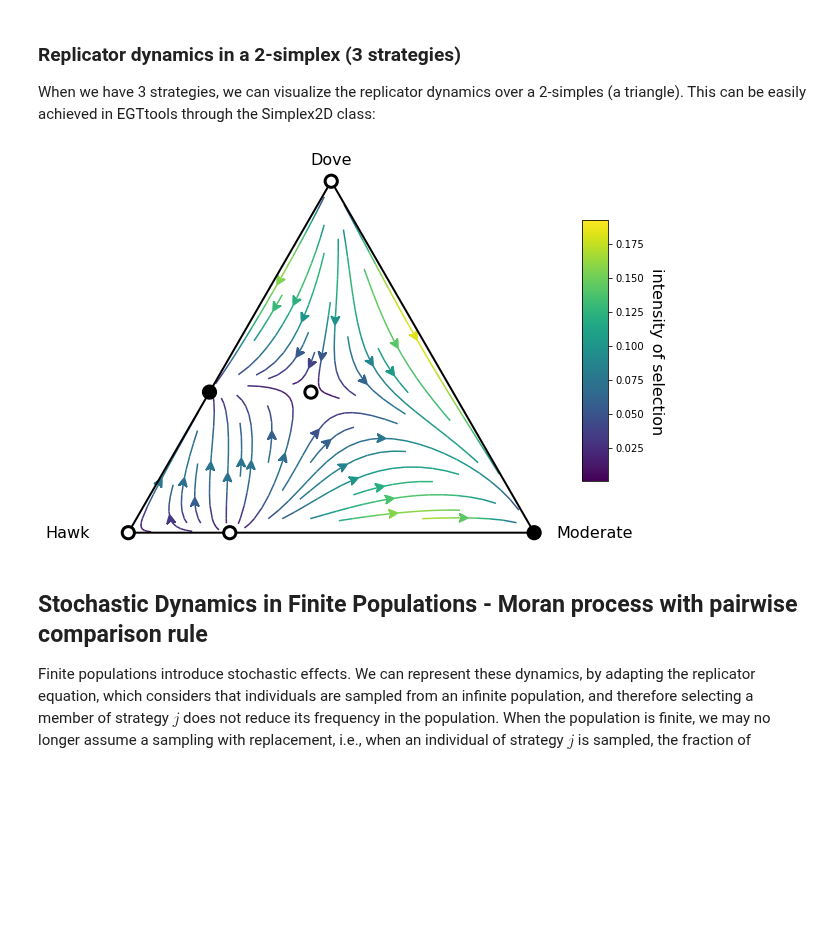
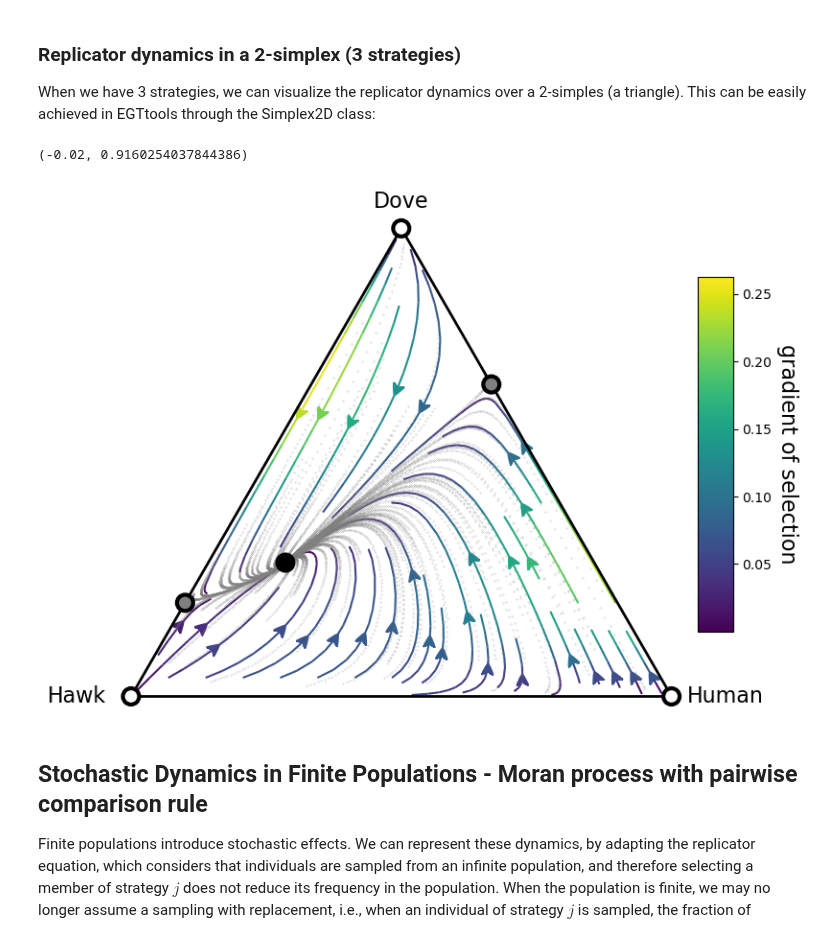
Before and after one commit to Socrats/EGTTools, a Jupyter notebook: docs/examples/examples_of_use.ipynb, the cells around one changed output. Drawn from its saved outputs; the diff is of its cells as text; code cells hidden in the pictures; blank space fills up the shorter version.

```diff
--- a/docs/examples/examples_of_use.ipynb
+++ b/docs/examples/examples_of_use.ipynb
@@ -73,39 +73,34 @@ When we have 3 strategies, we can visualize the replicator dynamics over a 2-sim
 from egttools.plotting.simplified import plot_replicator_dynamics_in_simplex
 # %%
 # Payoff matrix
+V = 2; D = 3; T = 1; F = 2; S = 1
 A = np.array([
-        [ -1, 3, -0.5],
-        [ 0      , 1.5, 0.5],
-        [-1.5, 2.5, 1]
+        [ (V-D)/2, V, 0], # Hawk
+        [ 0      , (V/2) - T, F], # Dove
+        [ 0      , S, 0] # Human
     ])
-type_labels = ['Hawk', 'Dove', 'Moderate']
+type_labels = ['Hawk', 'Dove', 'Human']
 # %%
 fig, ax = plt.subplots(figsize=(10,8))
 
-simplex, gradient_function, roots, roots_xy, stability = plot_replicator_dynamics_in_simplex(A, ax=ax)
+simplex, gradient_function, roots, roots_xy, stability = plot_replicator_dynamics_in_simplex(A, atol_equal=1e-2, ax=ax)
 
 plot = (simplex.draw_triangle()
-           .add_vertex_labels(type_labels, epsilon_bottom=0.15)
+           .add_vertex_labels(type_labels, epsilon_bottom=0.1)
            .draw_stationary_points(roots_xy, stability)
            .draw_gradients(zorder=0)
            .add_colorbar()
-#            .draw_trajectory_from_roots(gradient_function,
-#                                        roots,
-#                                        stability,
-#                                        trajectory_length=5,
-#                                        linewidth=1,
-#                                        step=0.001,
-#                                        color='k', draw_arrow=True, arrowdirection='right', arrowsize=30, zorder=4, arrowstyle='fancy')
+           .draw_scatter_shadow(gradient_function, 100, color='gray', marker='.', s=0.1)
           )
 
 ax.axis('off')
 ax.set_aspect('equal')
 
 plt.xlim((-.05,1.05))
 plt.ylim((-.02, simplex.top_corner + 0.05))
-plt.show()
 # %% [output]
+(-0.02, 0.9160254037844386)
-[figure, old version]
+[figure, new version]
 # %% [markdown]
 ## Stochastic Dynamics in Finite Populations - Moran process with pairwise comparison rule
 
```
Also changed, not shown: parts of 14 cells of this notebook, 6 other files.
